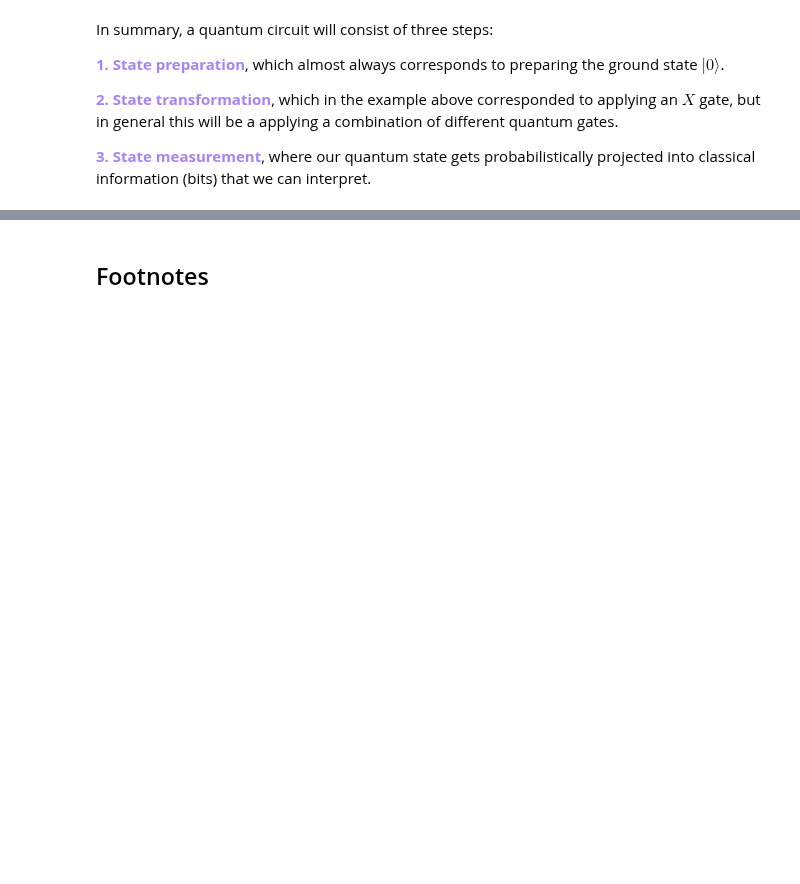
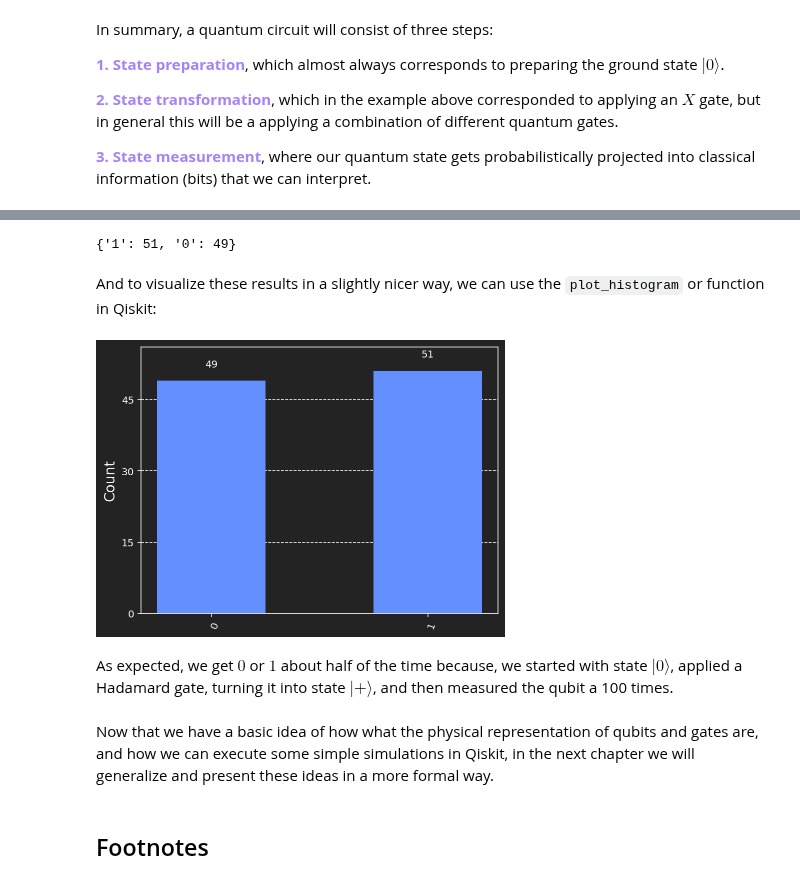
Before and after one commit to learn-quantum/lqc-textbook, a Jupyter notebook: _sources/chapters/02_quantum_computing/02_01_bits_to_qubits.ipynb, the cells around one changed output, grey strips where cells are left out. Drawn from its saved outputs; the diff is of its cells as text; code cells hidden in the pictures; blank space fills up the shorter version.

```diff
--- a/_sources/chapters/02_quantum_computing/02_01_bits_to_qubits.ipynb
+++ b/_sources/chapters/02_quantum_computing/02_01_bits_to_qubits.ipynb
@@ -384,3 +516,26 @@ qc.draw()
+# %%
+from qiskit.providers.basic_provider import BasicSimulator
+
+simulator = BasicSimulator()           # define simulator object
+job = simulator.run(qc_hm, shots=100)  # use run method to execute our circuit some number of shots
+result = job.result()                  # extract our results
+counts = result.get_counts()           # get the counts from the experiment
+
+print(counts)
+# %% [output]
+{'1': 51, '0': 49}
+# %% [markdown]
+And to visualize these results in a slightly nicer way, we can use the `plot_histogram` or function in Qiskit:
+# %%
+from qiskit.visualization import plot_histogram
+
+plot_histogram(counts)
+# %% [output]
+[figure, added]
+# %% [markdown]
+As expected, we get $0$ or $1$ about half of the time because, we started with state $|0\rangle$, applied a Hadamard gate, turning it into state $|+\rangle$, and then measured the qubit a 100 times.
+# %% [markdown]
+Now that we have a basic idea of how what the physical representation of qubits and gates are, and how we can execute some simple simulations in Qiskit, in the next chapter we will generalize and present these ideas in a more formal way.
 # %% [markdown]
 ## Footnotes
 # %% [markdown]
```
Also changed, not shown: parts of 23 cells of this notebook, 7 other files.
